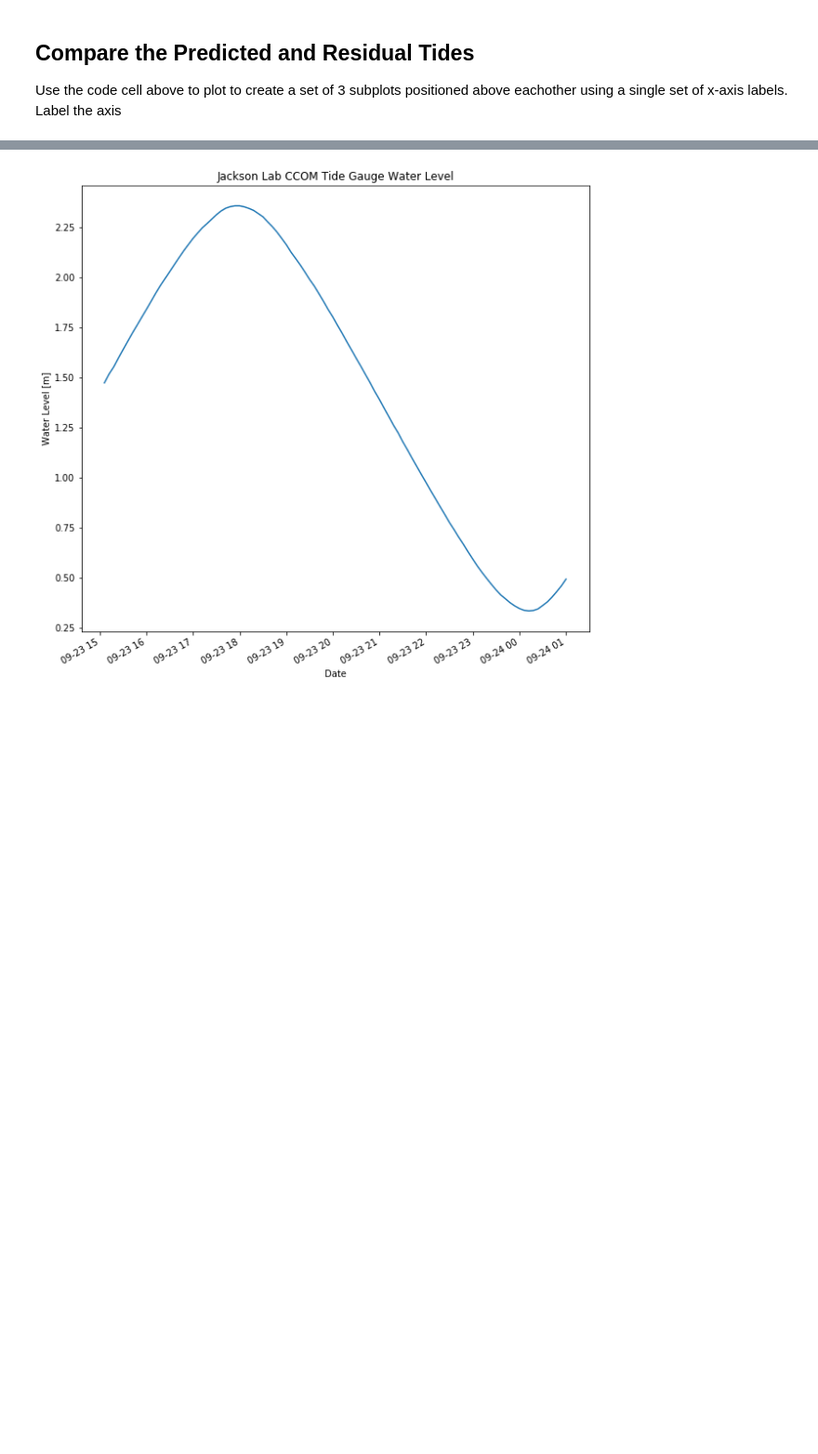
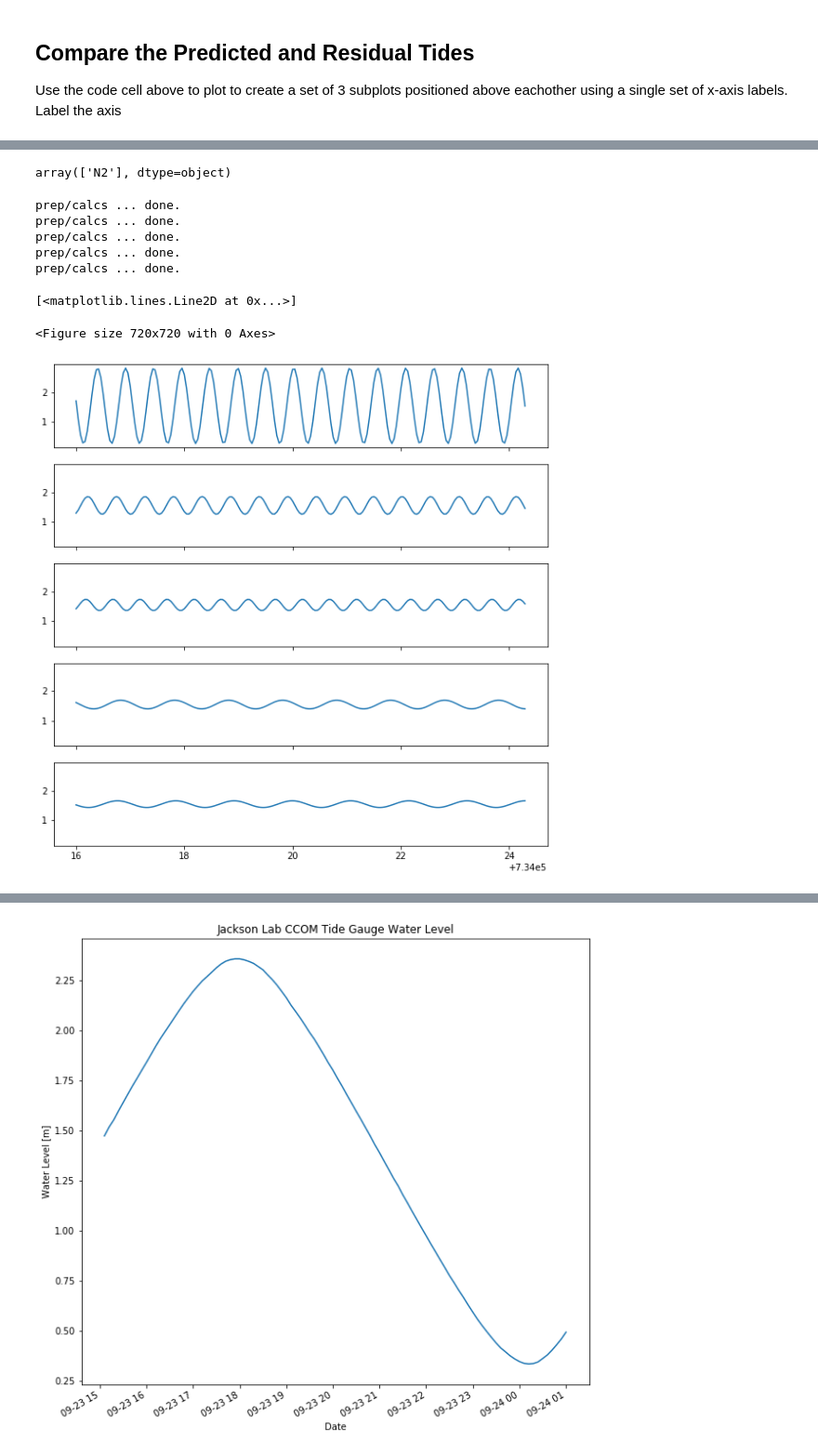
Before and after one commit to semmed/ESCI_OE_875_Public, a Jupyter notebook: Tidal_Analysis_using_UTide.ipynb, the cells around one changed output, grey strips where cells are left out. Shown at 93% size. Saved outputs shown, nothing was run; the diff lists cells and outputs as text; code cells hidden in the pictures; blank space fills up the shorter version.

```diff
--- a/Tidal Analysis Using T Tide.ipynb
+++ b/Tidal_Analysis_using_UTide.ipynb
@@ -630,0 +507,31 @@ Use the code cell above to plot to create a set of 3 subplots positioned above e
+# %%
+c_fp.name[1:2]
+# %% [output]
+array(['N2'], dtype=object)
+# %%
+# make prediction for 5 most significant constituents at Fort Point
+
+
+pred_M2_fp = utide.reconstruct(time_fp[0:200], c_fp,constit=c_fp.name[0:1])
+pred_N2_fp = utide.reconstruct(time_fp[0:200], c_fp,constit=c_fp.name[1:2])
+pred_S2_fp = utide.reconstruct(time_fp[0:200], c_fp,constit=c_fp.name[2:3])
+pred_K1_fp = utide.reconstruct(time_fp[0:200], c_fp,constit=c_fp.name[3:4])
+pred_O1_fp = utide.reconstruct(time_fp[0:200], c_fp,constit=c_fp.name[4:5])
+
+
+plt.figure(figsize=(10, 10))
+fig, (ax0, ax1, ax2,ax3,ax4) = plt.subplots(nrows=5, sharey=True, sharex=True,figsize=(10, 10))
+ax0.plot(time_fp[0:200],pred_M2_fp.h)
+ax1.plot(time_fp[0:200],pred_N2_fp.h)
+ax2.plot(time_fp[0:200],pred_S2_fp.h)
+ax3.plot(time_fp[0:200],pred_K1_fp.h)
+ax4.plot(time_fp[0:200],pred_O1_fp.h)
+# %% [output]
+prep/calcs ... done.
+prep/calcs ... done.
+prep/calcs ... done.
+prep/calcs ... done.
+prep/calcs ... done.
+[<matplotlib.lines.Line2D at 0x...>]
+<Figure size 720x720 with 0 Axes>
+[figure, added]
```
Also changed, not shown: parts of 47 cells of this notebook, 1 other file.
